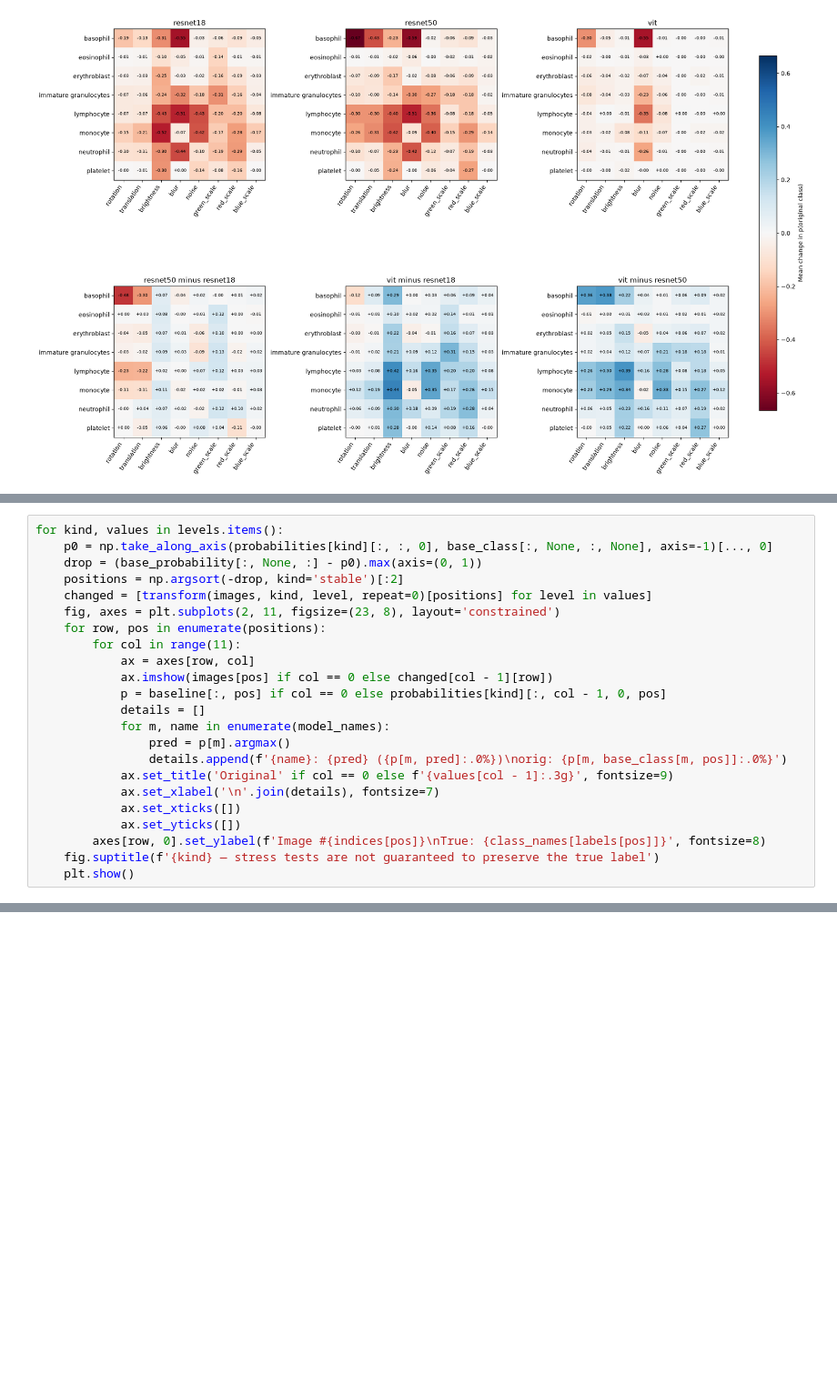
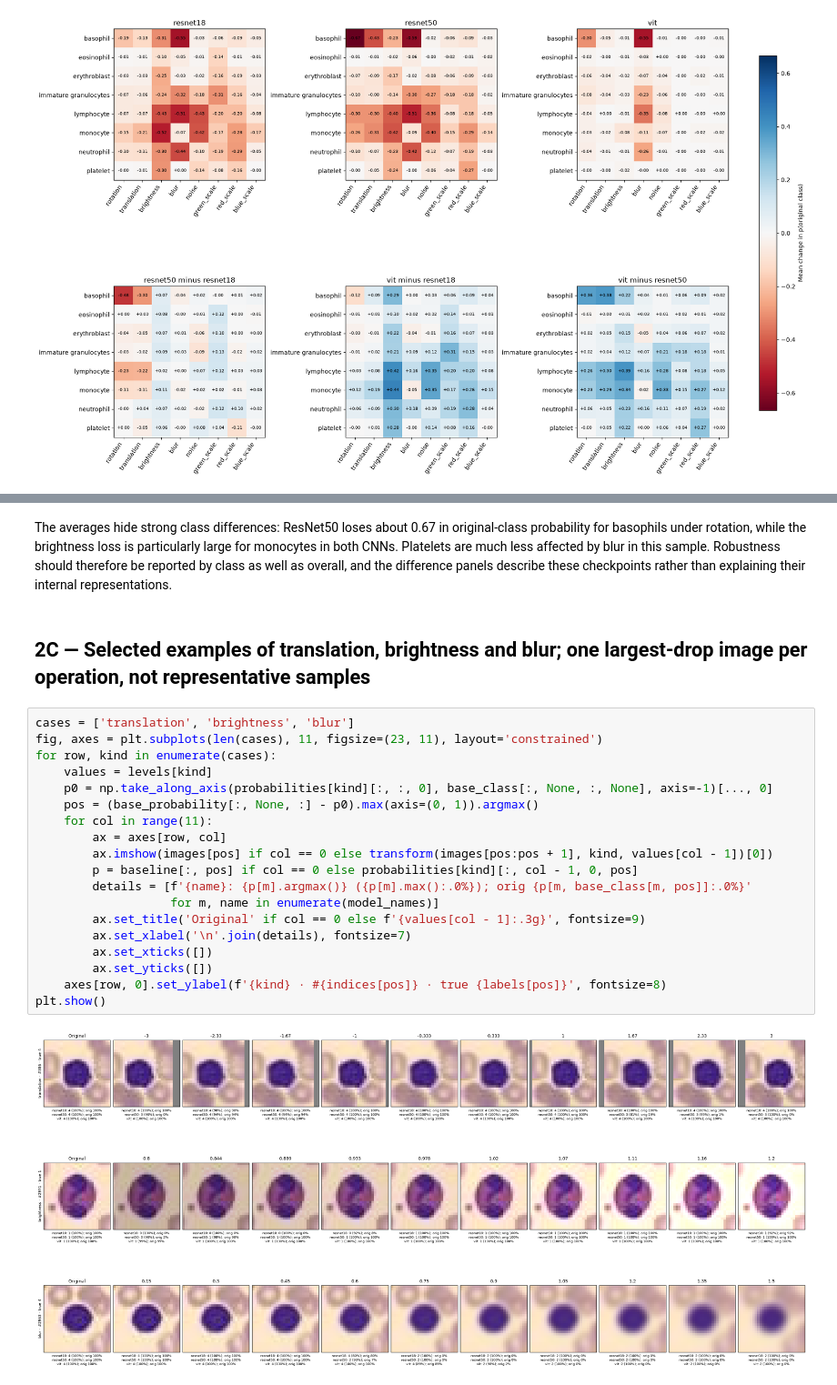
Before and after one commit to jseibezeder/AI_and_Visualization_Project, a Jupyter notebook: stability_analysis.ipynb, the cells around one changed output, grey strips where cells are left out. Shown at 91% size. Drawn from its saved outputs; the diff is of its cells as text; blank space fills up the shorter version.

Commit message:
Interpret major analysis plots and remove redundant views

```diff
--- a/stability_analysis.ipynb
+++ b/stability_analysis.ipynb
@@ -253,23 +283,0 @@ plt.show()
-# %%
-for kind, values in levels.items():
-    p0 = np.take_along_axis(probabilities[kind][:, :, 0], base_class[:, None, :, None], axis=-1)[..., 0]
-    drop = (base_probability[:, None, :] - p0).max(axis=(0, 1))
-    positions = np.argsort(-drop, kind='stable')[:2]
-    changed = [transform(images, kind, level, repeat=0)[positions] for level in values]
-    fig, axes = plt.subplots(2, 11, figsize=(23, 8), layout='constrained')
-    for row, pos in enumerate(positions):
-        for col in range(11):
-            ax = axes[row, col]
-            ax.imshow(images[pos] if col == 0 else changed[col - 1][row])
-            p = baseline[:, pos] if col == 0 else probabilities[kind][:, col - 1, 0, pos]
-            details = []
-            for m, name in enumerate(model_names):
-                pred = p[m].argmax()
-                details.append(f'{name}: {pred} ({p[m, pred]:.0%})\norig: {p[m, base_class[m, pos]]:.0%}')
-            ax.set_title('Original' if col == 0 else f'{values[col - 1]:.3g}', fontsize=9)
-            ax.set_xlabel('\n'.join(details), fontsize=7)
-            ax.set_xticks([])
-            ax.set_yticks([])
-        axes[row, 0].set_ylabel(f'Image #{indices[pos]}\nTrue: {class_names[labels[pos]]}', fontsize=8)
-    fig.suptitle(f'{kind} — stress tests are not guaranteed to preserve the true label')
-    plt.show()
@@ -284,0 +284,25 @@ for kind, values in levels.items():
+# %% [markdown]
+The averages hide strong class differences: ResNet50 loses about 0.67 in original-class probability for basophils under rotation, while the brightness loss is particularly large for monocytes in both CNNs. Platelets are much less affected by blur in this sample. Robustness should therefore be reported by class as well as overall, and the difference panels describe these checkpoints rather than explaining their internal representations.
+# %% [markdown]
+## 2C — Selected examples of translation, brightness and blur; one largest-drop image per operation, not representative samples
+# %%
+cases = ['translation', 'brightness', 'blur']
+fig, axes = plt.subplots(len(cases), 11, figsize=(23, 11), layout='constrained')
+for row, kind in enumerate(cases):
+    values = levels[kind]
+    p0 = np.take_along_axis(probabilities[kind][:, :, 0], base_class[:, None, :, None], axis=-1)[..., 0]
+    pos = (base_probability[:, None, :] - p0).max(axis=(0, 1)).argmax()
+    for col in range(11):
+        ax = axes[row, col]
+        ax.imshow(images[pos] if col == 0 else transform(images[pos:pos + 1], kind, values[col - 1])[0])
+        p = baseline[:, pos] if col == 0 else probabilities[kind][:, col - 1, 0, pos]
+        details = [f'{name}: {p[m].argmax()} ({p[m].max():.0%}); orig {p[m, base_class[m, pos]]:.0%}'
+                   for m, name in enumerate(model_names)]
+        ax.set_title('Original' if col == 0 else f'{values[col - 1]:.3g}', fontsize=9)
+        ax.set_xlabel('\n'.join(details), fontsize=7)
+        ax.set_xticks([])
+        ax.set_yticks([])
+    axes[row, 0].set_ylabel(f'{kind} · #{indices[pos]} · true {labels[pos]}', fontsize=8)
+plt.show()
+# %% [output]
+[figure, added]
```
Also changed, not shown: parts of 25 cells of this notebook, 1 other file.
